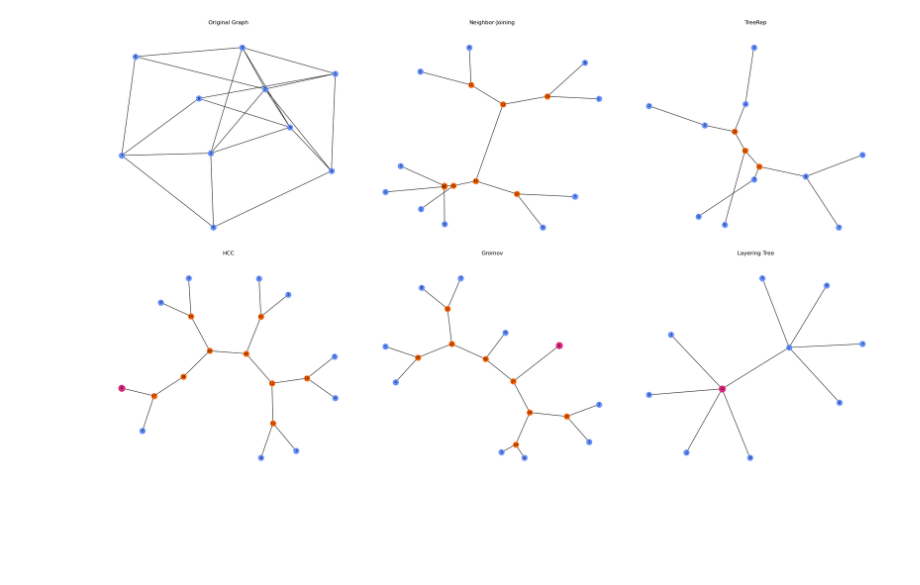
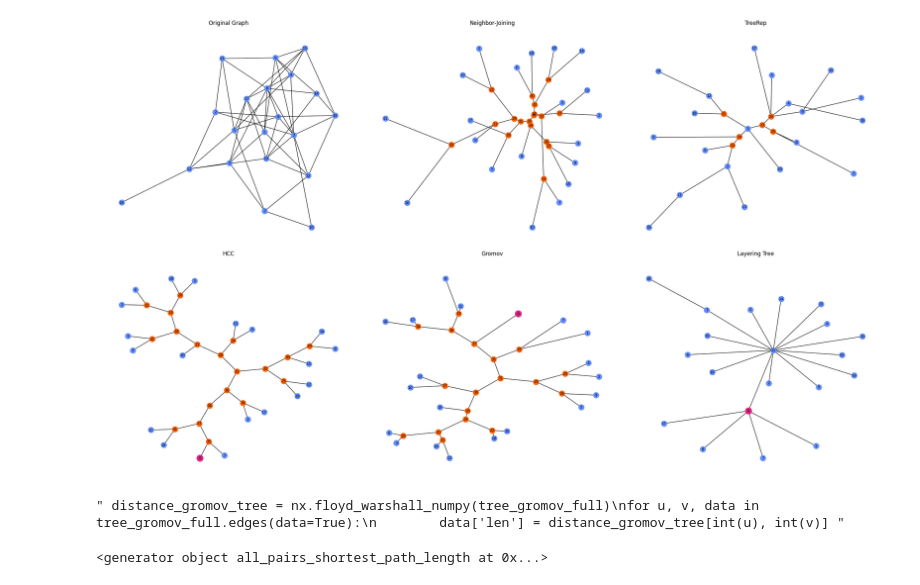
Before and after one commit to pierrehouedry/DifferentiableHyperbolicity, a Jupyter notebook: hyperbolicity/expes/toy_dataset.ipynb, the cells around one changed output. Saved outputs shown, nothing was run; the diff lists cells and outputs as text; code cells hidden in the pictures; blank space fills up the shorter version.

```diff
--- a/hyperbolicity/expes/toy_dataset.ipynb
+++ b/hyperbolicity/expes/toy_dataset.ipynb
@@ -11,7 +12,7 @@ import networkx as nx
 from networkx.drawing.nx_pydot import graphviz_layout
 import torch
 # %%
-N = 10
+N = 20
 root = 0
 
 random_graph = nx.gnp_random_graph(N, 0.3)
@@ -150,31 +151,49 @@ nx.draw_networkx_nodes(tree_gromov_full, pos_tr,
 
 
 ax.set_title('Gromov', pad=10)
 ax.axis('off')
 
 # 5) Chepoi
 ax = axes[5]
 pos_tr = graphviz_layout(layering_tree, prog='neato')
 orig_nodes_tr = [v for v in layering_tree.nodes() if v < distances.shape[0]]
 int_nodes_tr  = [v for v in layering_tree.nodes() if v >= distances.shape[0]]
 nx.draw_networkx_edges(layering_tree, pos_tr, ax=ax)
 nx.draw_networkx_nodes(layering_tree, pos_tr,
                        nodelist=orig_nodes_tr,
                        node_color=orig_color, node_size=150, ax=ax)
 nx.draw_networkx_nodes(layering_tree, pos_tr,
                        nodelist=int_nodes_tr,
                        node_color=int_color,  node_size=150, ax=ax)
 nx.draw_networkx_labels(layering_tree, pos_tr,
                         labels={v: str(v) for v in layering_tree.nodes()},
                         font_size=8, font_color='black', ax=ax)
 nx.draw_networkx_nodes(layering_tree, pos_tr,
                        nodelist=[root] if root in layering_tree else [],
                        node_color=root_color, node_size=200, ax=ax)
 
 
 ax.set_title('Layering Tree', pad=10)
 ax.axis('off')
 
 plt.show()
 # %% [output]
-[figure, old version]
+[figure, new version]
+# %%
+N = 20
+root = 0
+
+random_graph = nx.gnp_random_graph(N, 0.3)
+distances = nx.floyd_warshall_numpy(random_graph)
+
+gromov_distance = gromov_tree(distances, root)
+tree_gromov_full = buneman_extraction(gromov_distance, root)
+""" distance_gromov_tree = nx.floyd_warshall_numpy(tree_gromov_full)
+for u, v, data in tree_gromov_full.edges(data=True):
+        data['len'] = distance_gromov_tree[int(u), int(v)] """
+# %% [output]
+" distance_gromov_tree = nx.floyd_warshall_numpy(tree_gromov_full)\nfor u, v, data in tree_gromov_full.edges(data=True):\n        data['len'] = distance_gromov_tree[int(u), int(v)] "
+# %%
+nx.shortest_path_length(random_graph)
+# %% [output]
+<generator object all_pairs_shortest_path_length at 0x...>
```
Also changed, not shown: parts of 9 cells of this notebook, 8 other files.
